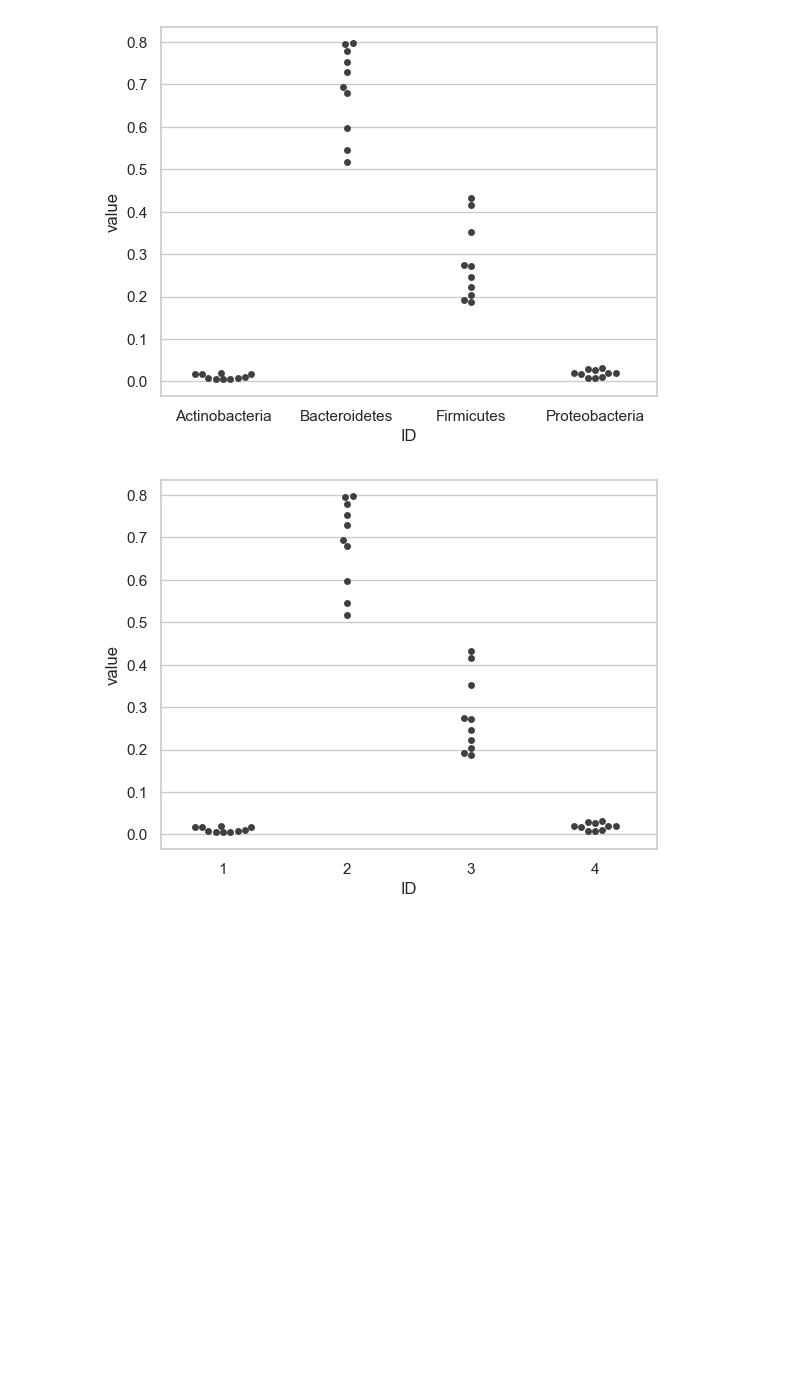
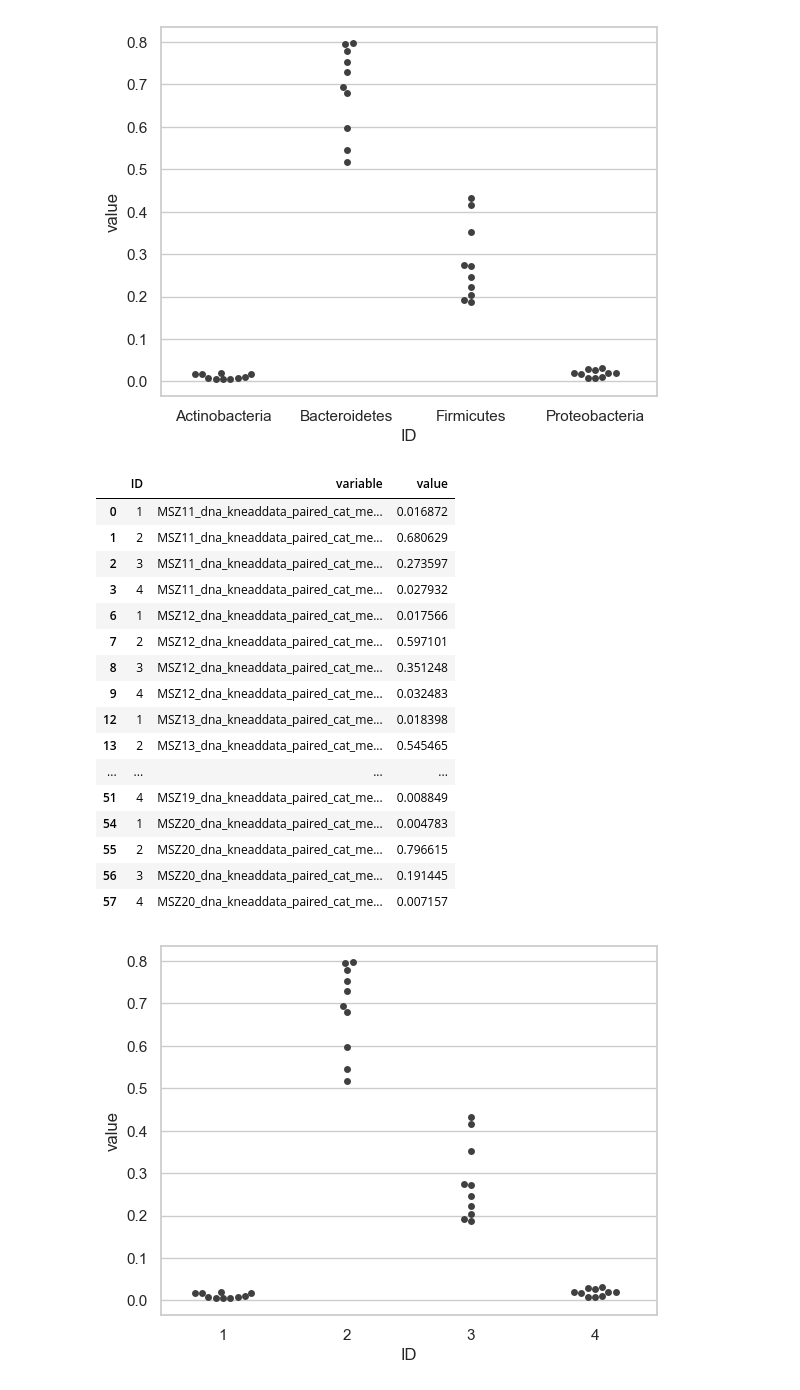
Before and after one commit to mszimmermann/diet_microbiota_host_git_model, a Jupyter notebook: Scripts/workflow_compare_community_to_human_microbiota.ipynb, the cells around one changed output. Drawn from its saved outputs; the diff is of its cells as text; code cells hidden in the pictures; blank space fills up the shorter version.

```diff
--- a/Scripts/workflow_compare_community_to_human_microbiota.ipynb
+++ b/Scripts/workflow_compare_community_to_human_microbiota.ipynb
@@ -281,6 +288,26 @@ otu_table_phyla_plot.ID = otu_table_phyla_plot.ID.replace(['Actinobacteria',
                                                         'Bacteroidetes',
                                                         'Firmicutes',
                                                         'Proteobacteria'], [1, 2, 3, 4])
+# %%
+otu_table_phyla_plot
+# %% [output]
+|  | ID | variable | value |
+| 0 | 1 | MSZ11_dna_kneaddata_paired_cat_me... | 0.016872 |
+| 1 | 2 | MSZ11_dna_kneaddata_paired_cat_me... | 0.680629 |
+| 2 | 3 | MSZ11_dna_kneaddata_paired_cat_me... | 0.273597 |
+| 3 | 4 | MSZ11_dna_kneaddata_paired_cat_me... | 0.027932 |
+| 6 | 1 | MSZ12_dna_kneaddata_paired_cat_me... | 0.017566 |
+| 7 | 2 | MSZ12_dna_kneaddata_paired_cat_me... | 0.597101 |
+| 8 | 3 | MSZ12_dna_kneaddata_paired_cat_me... | 0.351248 |
+| 9 | 4 | MSZ12_dna_kneaddata_paired_cat_me... | 0.032483 |
+| 12 | 1 | MSZ13_dna_kneaddata_paired_cat_me... | 0.018398 |
+| 13 | 2 | MSZ13_dna_kneaddata_paired_cat_me... | 0.545465 |
+| ... | ... | ... | ... |
+| 51 | 4 | MSZ19_dna_kneaddata_paired_cat_me... | 0.008849 |
+| 54 | 1 | MSZ20_dna_kneaddata_paired_cat_me... | 0.004783 |
+| 55 | 2 | MSZ20_dna_kneaddata_paired_cat_me... | 0.796615 |
+| 56 | 3 | MSZ20_dna_kneaddata_paired_cat_me... | 0.191445 |
+| 57 | 4 | MSZ20_dna_kneaddata_paired_cat_me... | 0.007157 |
 # %%
 sns.set(style="whitegrid")
 tips = sns.load_dataset("tips")
```
Also changed, not shown: parts of 19 cells of this notebook.
